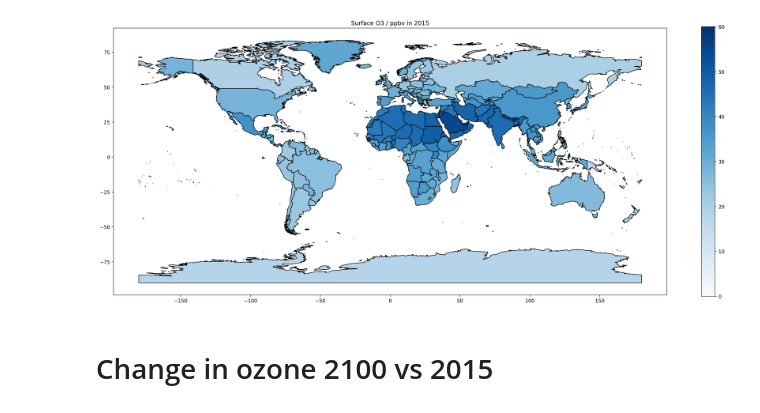
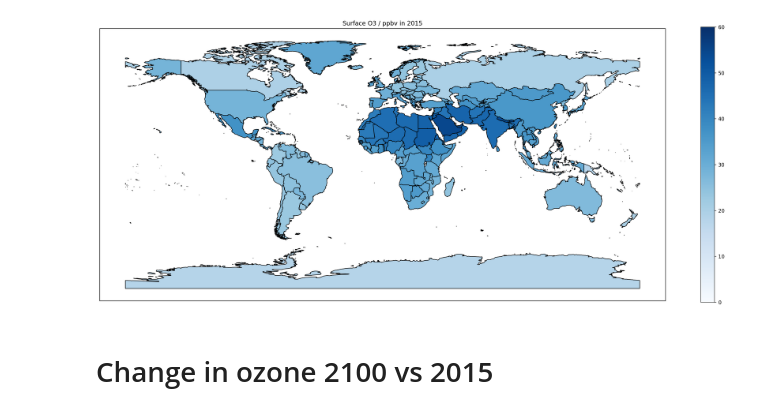
Before and after one commit to paultgriffiths/schmidt-residency, a Jupyter notebook: projects/S3_ozone_trend_by_region/ozone_diff_trend_chloropleth_by_country.ipynb, the cells around one changed output. Saved outputs shown, nothing was run; the diff lists cells and outputs as text; code cells hidden in the pictures.

```diff
--- a/projects/S3_ozone_trend_by_region/ozone_diff_trend_chloropleth_by_country.ipynb
+++ b/projects/S3_ozone_trend_by_region/ozone_diff_trend_chloropleth_by_country.ipynb
@@ -38,12 +38,12 @@ for ivar in range(0, len(world.geometry.values)):
 # %%
 for_plotting = world.merge(res, left_on = 'ISO_A3', right_on = 'Abbrev')
 # %%
-fig, ax = plt.subplots(figsize=(25, 10), dpi=200)
+fig, ax = plt.subplots(figsize=(25, 10), dpi=200,  subplot_kw=dict(projection=ccrs.Robinson()))
 for_plotting.plot(column='Mean O3',cmap ='Blues', edgecolor='k', vmin=0, vmax=60,
          legend=True,ax=ax)
 plt.title('Surface O3 / ppbv in 2015');
 # %% [output]
-[figure, old version]
+[figure, new version]
 # %% [markdown]
 # Change in ozone 2100 vs 2015
 # %%
```
Also changed, not shown: 4 other files.
